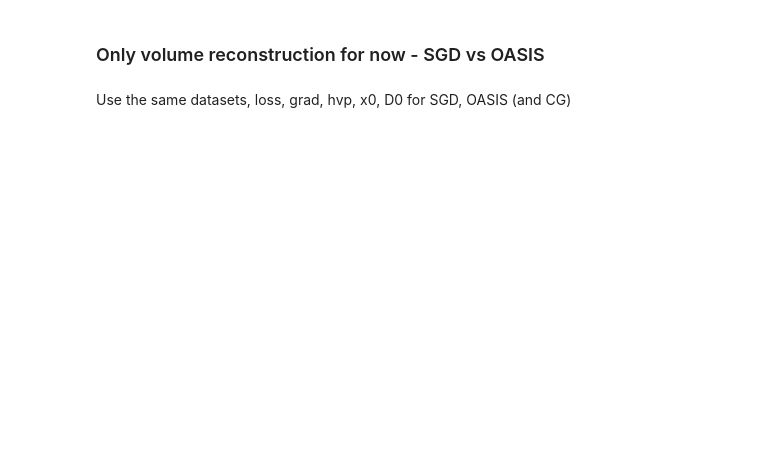
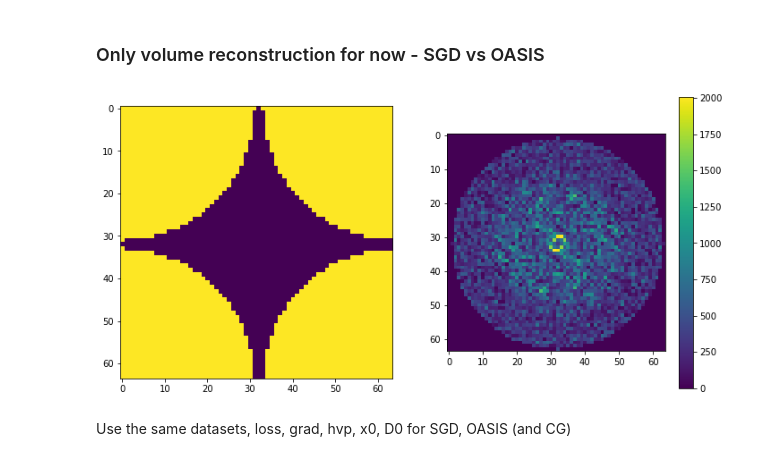
Before and after one commit to bogdantoader/simplecryoem, a Jupyter notebook: nb/Higher_stochastic.ipynb, the cells around one changed output. Cells and saved outputs as stored; diff of their text form; code cells hidden in the pictures; blank space fills up the shorter version.

```diff
--- a/nb/Higher_stochastic.ipynb
+++ b/nb/Higher_stochastic.ipynb
@@ -83,10 +93,10 @@ ctf_params2 = processed_data2["ctf_params"]
 # %%
-# Assuming these variables are the same for all images in both sets
+# Assuming these variables are the same for all images
 
-pixel_size = processed_data1["pixel_size"]
-nx = processed_data1["nx"]
-mask = processed_data1["mask"]
-sigma_noise = processed_data1["sigma_noise"]
-x_grid = processed_data1["x_grid"]
-N = imgs_f1.shape[0]
+pixel_size = processed_data["pixel_size"]
+nx = processed_data["nx"]
+mask = processed_data["mask"]
+sigma_noise = processed_data["sigma_noise"]
+x_grid = processed_data["x_grid"]
+N = imgs_f.shape[0]
 # %%
@@ -102,17 +115,18 @@ apply_mask = True
 
 if apply_mask:
     mask2d = mask[0].reshape(-1)
-    imgs_f1 = imgs_f1 * mask2d
-    imgs_f2 = imgs_f2 * mask2d
+    imgs_f = imgs_f * mask2d
 else:
     mask = jnp.ones(mask.shape)
 # %%
 plt.rcParams["figure.figsize"]=12,6
 
 plt.subplot(1,2,1)
 plt.imshow(mask[0])
 
 plt.subplot(1,2,2)
-plt.imshow(jnp.fft.fftshift(jnp.abs(imgs_f1[123].reshape([nx_crop,nx_crop]))));plt.colorbar()
+plt.imshow(jnp.fft.fftshift(jnp.abs(imgs_f[123].reshape([nx_crop,nx_crop]))));plt.colorbar()
 
 plt.rcParams["figure.figsize"]=6,6
+# %% [output]
+[figure, added]
```
Also changed, not shown: parts of 90 cells of this notebook.
